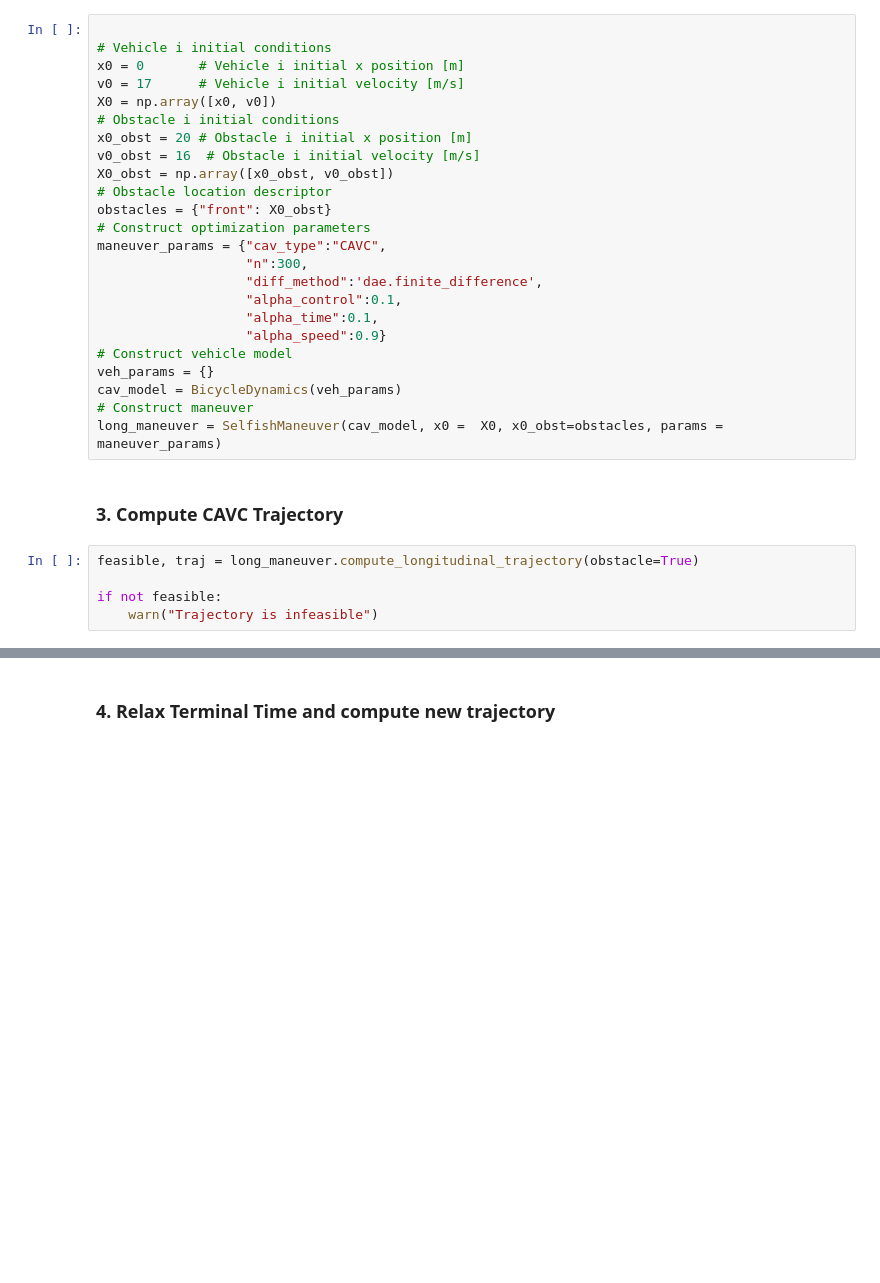
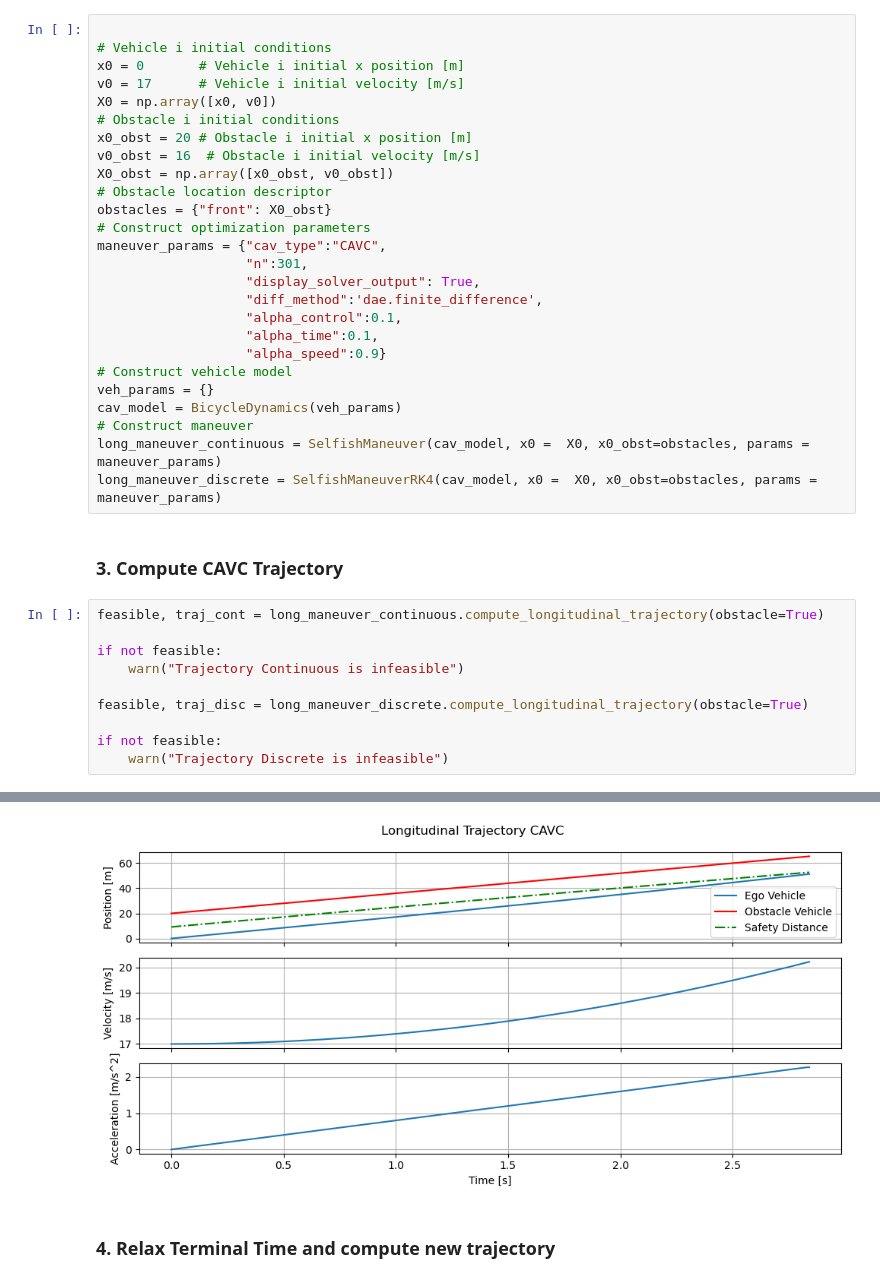
Before and after one commit to chaveza9/CAV-Game, a Jupyter notebook: examples/cav_c_selfish_trajectory.ipynb, the cells around one changed output, grey strips where cells are left out. Cells and saved outputs as stored; diff of their text form; blank space fills up the shorter version.

Commit message:
included discrete euler integration for trajectory

```diff
--- a/examples/cav_c_selfish_trajectory.ipynb
+++ b/examples/cav_c_selfish_trajectory.ipynb
@@ -31,7 +31,8 @@ X0_obst = np.array([x0_obst, v0_obst])
 obstacles = {"front": X0_obst}
 # Construct optimization parameters
 maneuver_params = {"cav_type":"CAVC",
-                   "n":300,
+                   "n":301,
+                   "display_solver_output": True,
                    "diff_method":'dae.finite_difference',
                    "alpha_control":0.1,
                    "alpha_time":0.1,
@@ -40,12 +41,18 @@ maneuver_params = {"cav_type":"CAVC",
 veh_params = {}
 cav_model = BicycleDynamics(veh_params)
 # Construct maneuver
-long_maneuver = SelfishManeuver(cav_model, x0 =  X0, x0_obst=obstacles, params = maneuver_params)
+long_maneuver_continuous = SelfishManeuver(cav_model, x0 =  X0, x0_obst=obstacles, params = maneuver_params)
+long_maneuver_discrete = SelfishManeuverRK4(cav_model, x0 =  X0, x0_obst=obstacles, params = maneuver_params)
 # %% [markdown]
 ### 3. Compute CAVC Trajectory
 # %%
-feasible, traj = long_maneuver.compute_longitudinal_trajectory(obstacle=True)
+feasible, traj_cont = long_maneuver_continuous.compute_longitudinal_trajectory(obstacle=True)
 
 if not feasible:
-    warn("Trajectory is infeasible")
+    warn("Trajectory Continuous is infeasible")
+
+feasible, traj_disc = long_maneuver_discrete.compute_longitudinal_trajectory(obstacle=True)
+
+if not feasible:
+    warn("Trajectory Discrete is infeasible")
 # %% [output]
@@ -53,4 +93,5 @@ Optimal solution found
 [figure]
+[figure, added]
 # %% [markdown]
 ### 4. Relax Terminal Time and compute new trajectory
 # %%
```
Also changed, not shown: parts of 3 cells of this notebook, 5 other files.
